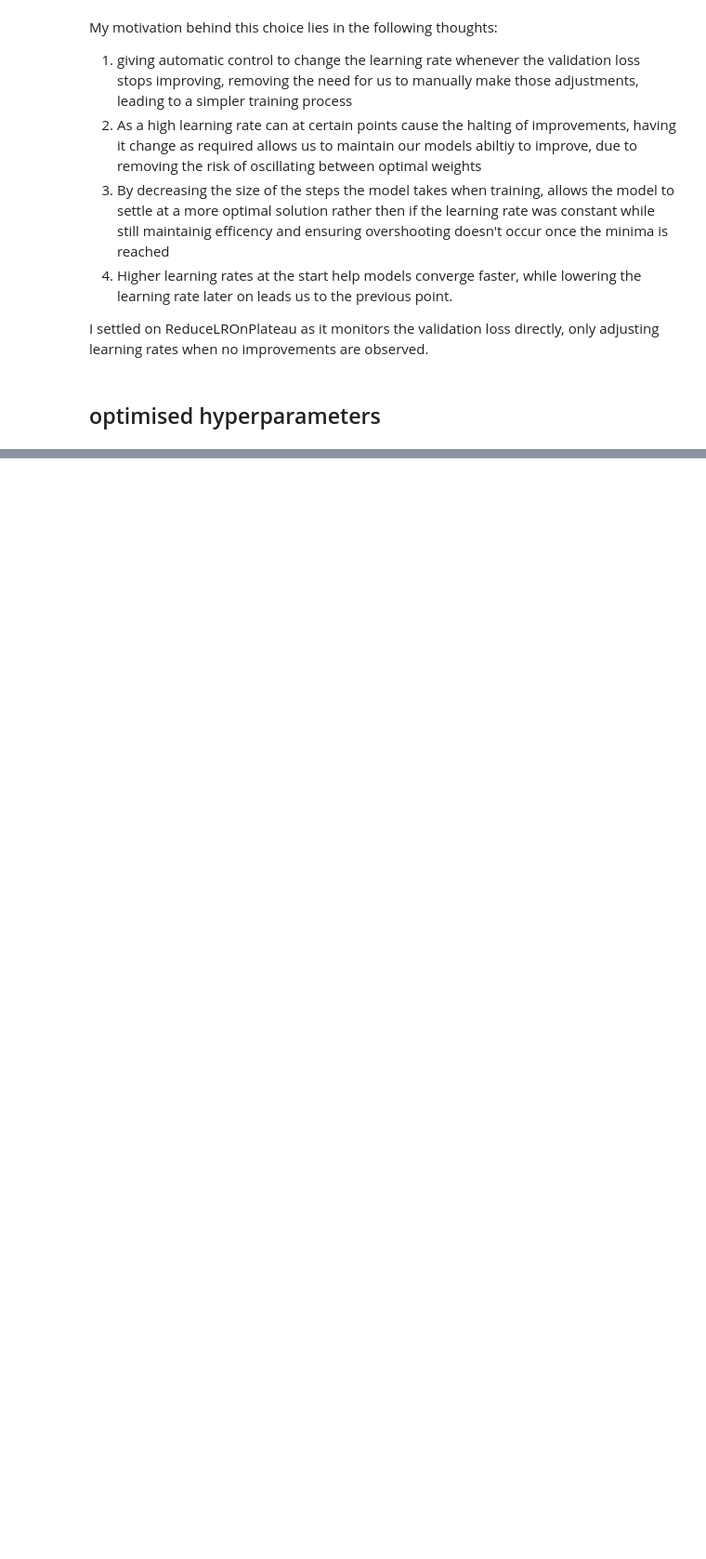
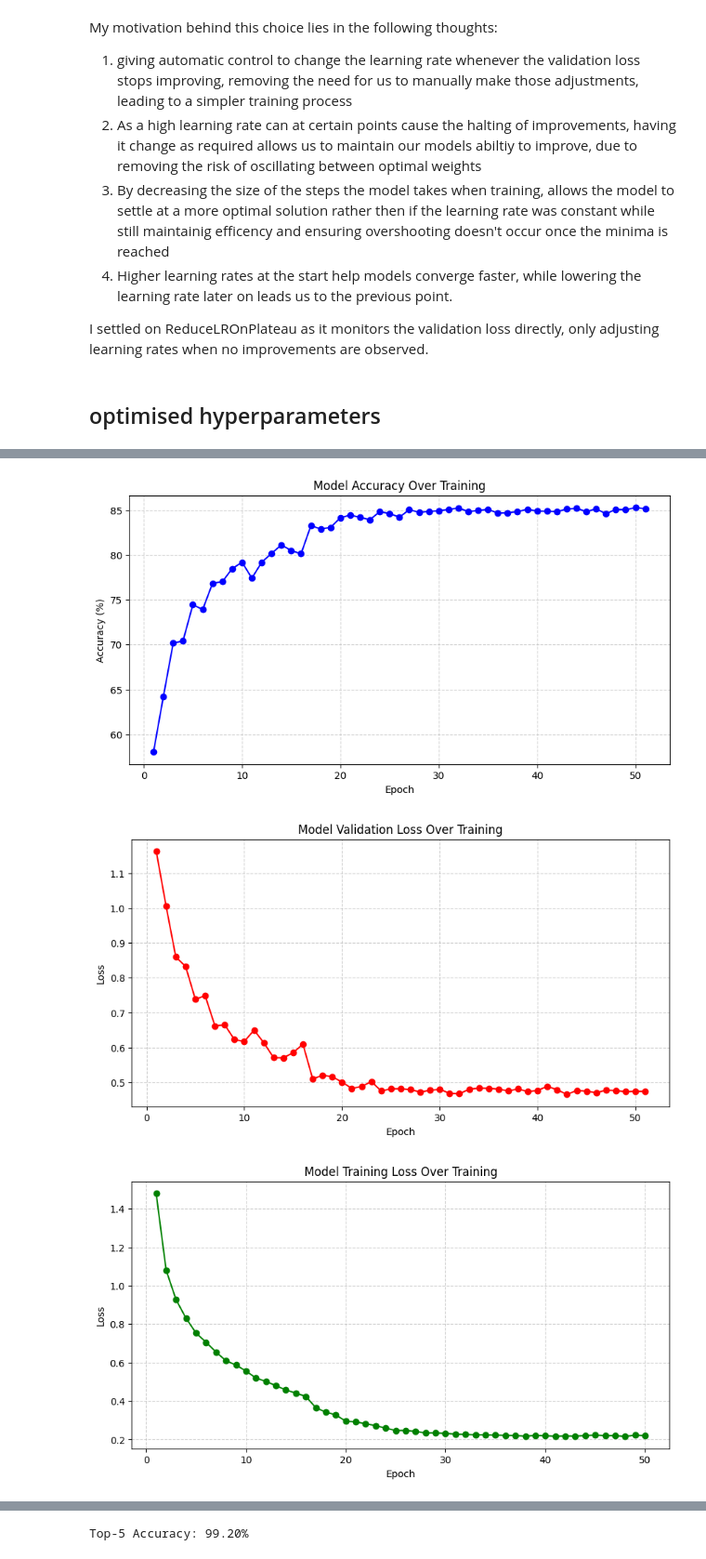
Before and after one commit to David-fi/Maths-and-Prob-in-Ai-group-, a Jupyter notebook: Group4.ipynb, the cells around one changed output, grey strips where cells are left out. Shown: that part at 93% size. Drawn from its saved outputs; the diff is of its cells as text; code cells hidden in the pictures; blank space fills up the shorter version.

```diff
--- a/Group4.ipynb
+++ b/Group4.ipynb
@@ -729,15 +734,15 @@ class OptimisedCNN(nn.Module):
         # Fully Connected Layers
         self.fc1 = nn.Linear(256 * 2 * 2, 512)
         self.fc2 = nn.Linear(512, 10)
-
-
+     #1
         self.dropout = nn.Dropout(0.5) # 50% of neurons will be dropeed out during each forward pass in training
         #or use this one
         #self.dropout = nn.Dropout(0.3) # 30% of neurons will be dropeed out during each forward pass in training
 
-        self.relu = nn.ReLU() #defines the activation functiuon ReLU to introduce non linearity, sets negative values to zero and keeps positive values.
+    #2
+        #self.relu = nn.ReLU() #defines the activation functiuon ReLU to introduce non linearity, sets negative values to zero and keeps positive values.
         #or use this one
-        #self.relu = nn.LeakyReLU(negative_slope=0.1) #leaky ReLU unlike ReLU allows a slight negative slope for negative inputs, preventing neurons from dying keeping them a little active.
+        self.relu = nn.LeakyReLU(negative_slope=0.1) #leaky ReLU unlike ReLU allows a slight negative slope for negative inputs, preventing neurons from dying keeping them a little active.
 
 
     def forward(self, x):
@@ -754,11 +759,12 @@ class OptimisedCNN(nn.Module):
 model = OptimisedCNN().to(device)
 criterion = nn.CrossEntropyLoss()
 
+#3
 #optimiser = optim.Adam(model.parameters(), lr=0.001) # auto adjusts learning rate for each parameter while training
 #or use this one... could further change the learning rate lr to 0.005
 optimiser = torch.optim.SGD(model.parameters(), lr=0.01, momentum=0.9, weight_decay=5e-4) #traditional optimiser, adjusts parameters uniformly based on gradients, uses momentum and weight decay for stable and efficient updates
 
-
+#4
 scheduler = optim.lr_scheduler.ReduceLROnPlateau(optimiser, mode='min', factor=0.5, patience=3, verbose=True) #reduces learning rate when validation loss stops improving, does this dynamically to prevent stagnation
 #or this one
 #scheduler = torch.optim.lr_scheduler.OneCycleLR(optimiser, max_lr=0.01, steps_per_epoch=len(load_train), epochs= 10) #increases and decreases learning rate in cycles over the entire training, It has a triangular learning rate policy, lr goes up fast in the first phase, then peaks at max_lr and starts decaying to values near zero.
@@ -773,7 +779,7 @@ evaluator = ModelEvaluator(model, optimiser, criterion, device, load_train, load
 
 
 # Increase Training Epochs
-epochs = 20
+epochs = 50
 
 # Training Loop
 for epoch in range(epochs):
@@ -848,3 +854,4 @@ evaluator.plot_precision_recall_curve()# Precision-Recall Curve
 evaluator.plot_learning_rate()          # Learning Rate Plot
 evaluator.calculate_top5_accuracy()       # Top-5 Accuracy
 evaluator.plot_roc_curve()              # ROC Curve
+# %% [output]
@@ -850,0 +875,3 @@ evaluator.plot_roc_curve()              # ROC Curve
+[figure, added]
+[figure, added]
+[figure, added]
@@ -850,0 +899 @@ evaluator.plot_roc_curve()              # ROC Curve
+Top-5 Accuracy: 99.20%
```
Also changed, not shown: parts of 6 cells of this notebook.
